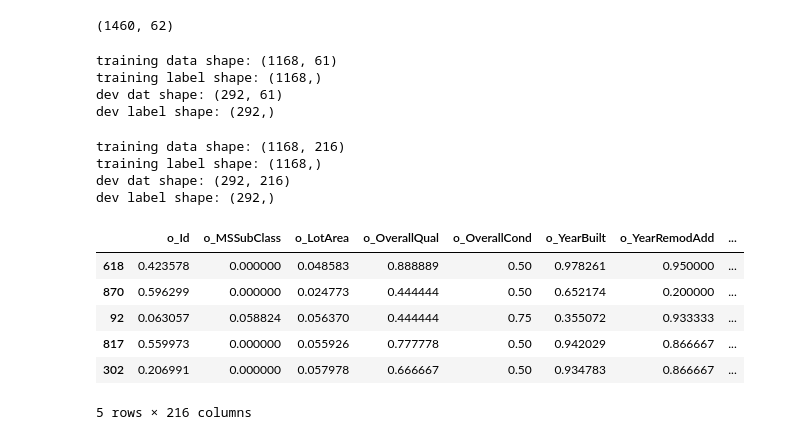
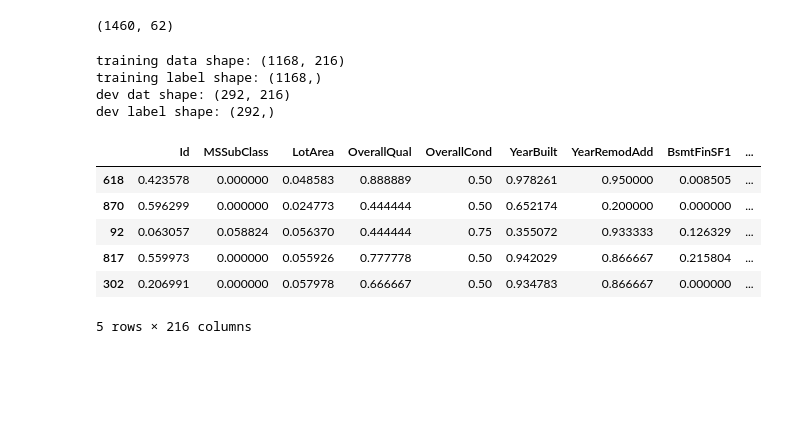
Before and after one commit to CSJohnLee/house_price_prediction, a Jupyter notebook: house_price_lee.ipynb, the cells around one changed output. Cells and saved outputs as stored; diff of their text form; code cells hidden in the pictures; blank space fills up the shorter version.

```diff
--- a/house_price_lee.ipynb
+++ b/house_price_lee.ipynb
@@ -43,16 +43,16 @@ np.random.seed(0)
 # %% [markdown]
 ### Load and Inspect Data
 # %%
-#Read in data & add "o_" prefix to demarcate which columns were the originals
+#Read in data
 
 # house price data
-train_df = pd.read_csv("data_raw\\train.csv").add_prefix('o_')
-test_df = pd.read_csv("data_raw\\test.csv").add_prefix('o_')
+train_df_raw = pd.read_csv("data_raw\\train.csv")
+test_df_raw = pd.read_csv("data_raw\\test.csv")
 
-print("Train Shape:", train_df.shape)
-print("Test Shape:", test_df.shape)
-print(train_df.dtypes)
-train_df.head(2)
+print("Train Shape:", train_df_raw.shape)
+print("Test Shape:", test_df_raw.shape)
+print(train_df_raw.dtypes)
+train_df_raw.head(2)
 # %% [output]
 Train Shape: (1460, 81)
 Test Shape: (1459, 80)
@@ -146,6 +181,13 @@ dtype: object
 # %%
-#drop columns with NA rows
-train_df1=train_df.dropna(axis=1)
+#Drop columns with NA rows
+train_df=train_df_raw.dropna(axis=1)
+test_df=test_df_raw.dropna(axis=1)
+
 # check if dropping NA worked
-train_df1.isnull().sum(axis=0)[train_df.isnull().sum(axis=0) != 0]
+print("Train Data w/ NaN? ->", train_df.isnull().sum(axis=0)[train_df.isnull().sum(axis=0) != 0])
+print("Test Data w/ NaN? ->", test_df.isnull().sum(axis=0)[test_df.isnull().sum(axis=0) != 0])
+#Series is empty means all the NaN data is removed.
+
+print(train_df.shape)
+print(test_df.shape)
 # %% [output]
@@ -315,51 +365,37 @@ train_df1.shape
 # %% [output]
 (1460, 62)
-# %%
-train_data = train_df1.iloc[0:1168,:-1].values
-train_labels = train_df1.iloc[0:1168,-1].values
-dev_data = train_df1.iloc[1168:,:-1].values
-dev_labels = train_df1.iloc[1168:,-1].values
-print('training data shape:', train_data.shape)
-print('training label shape:', train_labels.shape)
-print('dev dat shape:',      dev_data.shape)
-print('dev label shape:',      dev_labels.shape)
-# %% [output]
-training data shape: (1168, 61)
-training label shape: (1168,)
-dev dat shape: (292, 61)
-dev label shape: (292,)
 # %%
 #Converted all categorical data to dummy variables
-#columns expanded from 80 to 290
+#columns expanded from 62 to 216
 np.random.seed(0)
 
-dummies_df = pd.get_dummies(train_df1)
-X=dummies_df.drop(columns=['o_SalePrice'])
-y=dummies_df['o_SalePrice'].values
+dummies_df = pd.get_dummies(train_df)
+X=dummies_df.iloc[:,:-1]
+y=dummies_df.iloc[:,-1]
 
 #scale values between 0 and 1
 features=X.columns.values
 scaler=MinMaxScaler(feature_range=(0,1))
 scaler.fit(X)
 X=pd.DataFrame(scaler.transform(X))
 X.columns=features
 
 
 train_data, dev_data, train_labels, dev_labels = train_test_split(X,y, test_size=0.2)
 print('training data shape:', train_data.shape)
 print('training label shape:', train_labels.shape)
 print('dev dat shape:',      dev_data.shape)
 print('dev label shape:',      dev_labels.shape)
 train_data.head()
 # %% [output]
 training data shape: (1168, 216)
 training label shape: (1168,)
 dev dat shape: (292, 216)
 dev label shape: (292,)
-|  | o_Id | o_MSSubClass | o_LotArea | o_OverallQual | o_OverallCond | o_YearBuilt | o_YearRemodAdd | ... |
-| 618 | 0.423578 | 0.000000 | 0.048583 | 0.888889 | 0.50 | 0.978261 | 0.950000 | ... |
-| 870 | 0.596299 | 0.000000 | 0.024773 | 0.444444 | 0.50 | 0.652174 | 0.200000 | ... |
-| 92 | 0.063057 | 0.058824 | 0.056370 | 0.444444 | 0.75 | 0.355072 | 0.933333 | ... |
-| 817 | 0.559973 | 0.000000 | 0.055926 | 0.777778 | 0.50 | 0.942029 | 0.866667 | ... |
-| 302 | 0.206991 | 0.000000 | 0.057978 | 0.666667 | 0.50 | 0.934783 | 0.866667 | ... |
+|  | Id | MSSubClass | LotArea | OverallQual | OverallCond | YearBuilt | YearRemodAdd | BsmtFinSF1 | ... |
+| 618 | 0.423578 | 0.000000 | 0.048583 | 0.888889 | 0.50 | 0.978261 | 0.950000 | 0.008505 | ... |
+| 870 | 0.596299 | 0.000000 | 0.024773 | 0.444444 | 0.50 | 0.652174 | 0.200000 | 0.000000 | ... |
+| 92 | 0.063057 | 0.058824 | 0.056370 | 0.444444 | 0.75 | 0.355072 | 0.933333 | 0.126329 | ... |
+| 817 | 0.559973 | 0.000000 | 0.055926 | 0.777778 | 0.50 | 0.942029 | 0.866667 | 0.215804 | ... |
+| 302 | 0.206991 | 0.000000 | 0.057978 | 0.666667 | 0.50 | 0.934783 | 0.866667 | 0.000000 | ... |
 5 rows × 216 columns
```
Also changed, not shown: parts of 23 cells of this notebook.
